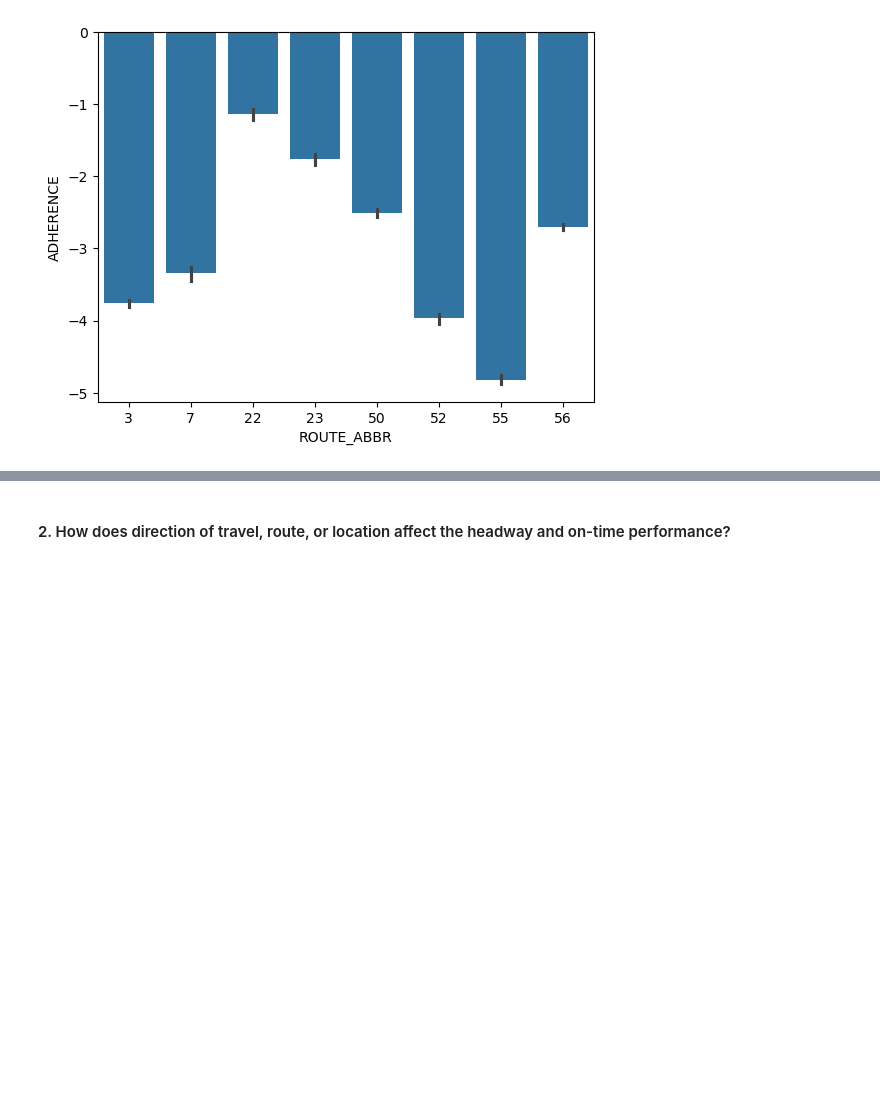
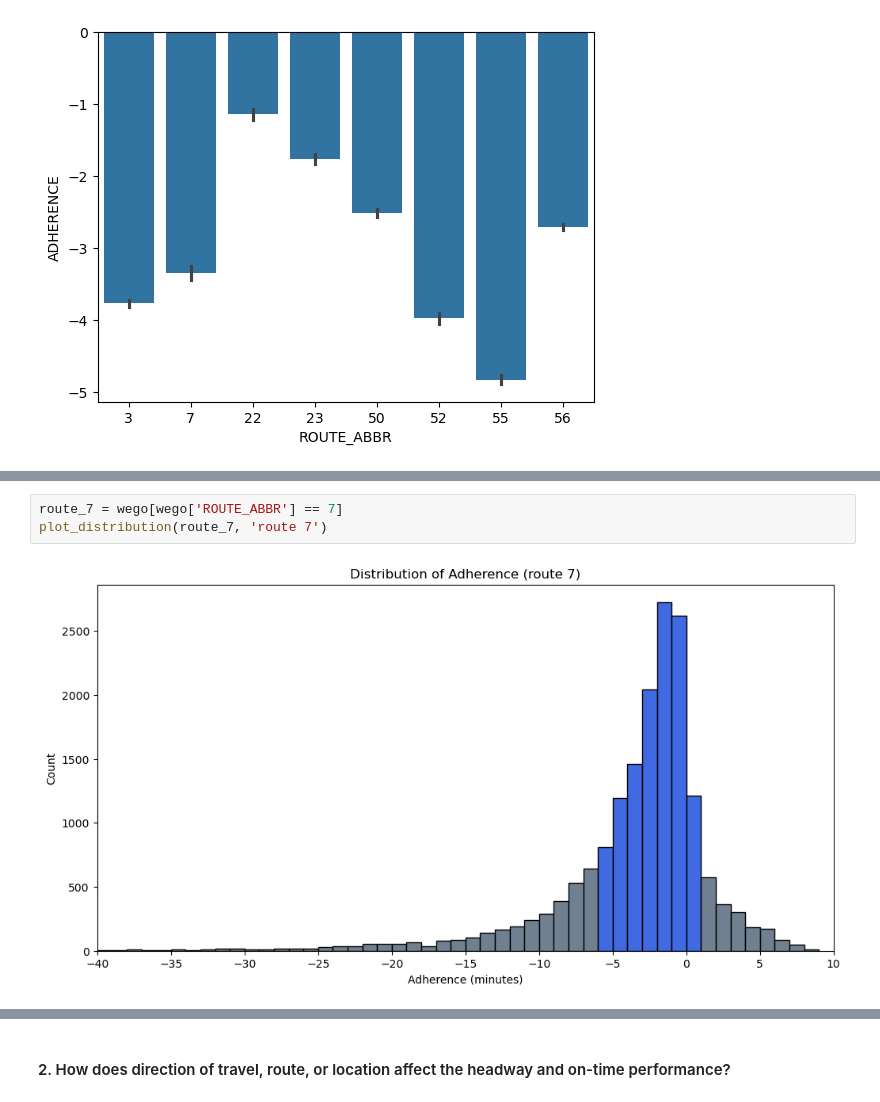
Before and after one commit to NSS-Data-Analytics-Cohort-12/wego-python-da12-javascript-express, a Jupyter notebook: notebooks/wego_ryanhartman.ipynb, the cells around one changed output, grey strips where cells are left out. Saved outputs shown, nothing was run; the diff lists cells and outputs as text; blank space fills up the shorter version.

```diff
--- a/notebooks/wego_ryanhartman.ipynb
+++ b/notebooks/wego_ryanhartman.ipynb
@@ -132,0 +96,5 @@ def plot_distribution(data):
+# %%
+route_7 = wego[wego['ROUTE_ABBR'] == 7]
+plot_distribution(route_7, 'route 7')
+# %% [output]
+[figure, added]
```
Also changed, not shown: parts of 37 cells of this notebook.
